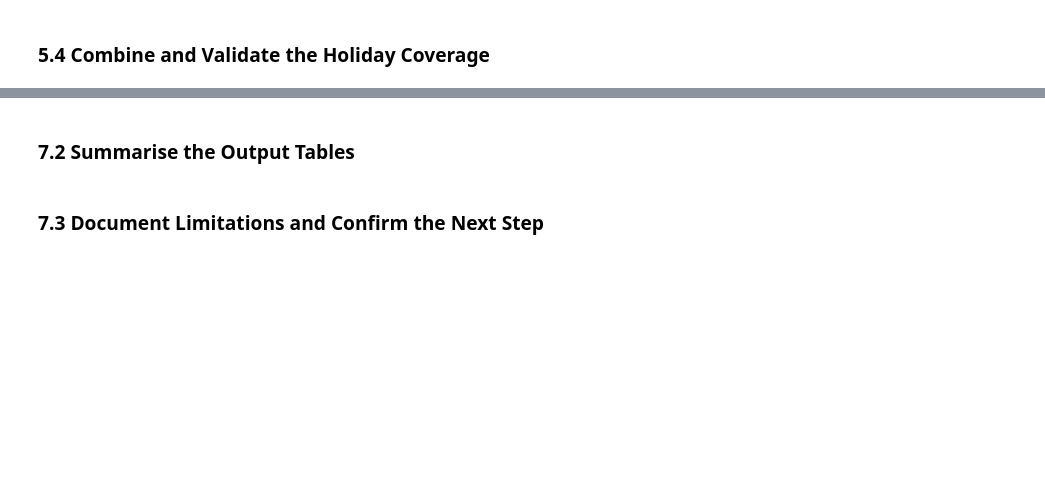
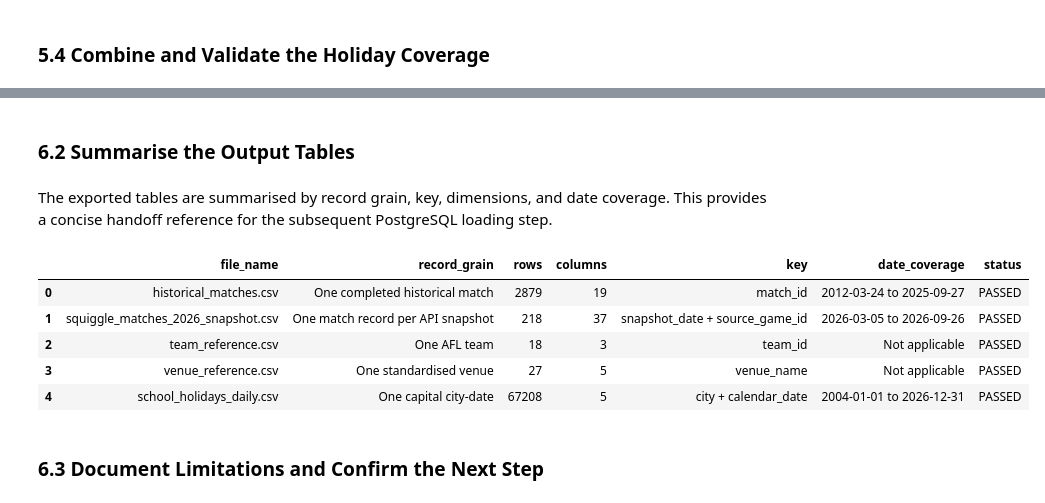
Before and after one commit to Aulymos/afl-matchday-demand-forecasting, a Jupyter notebook: notebooks/02_data_preparation_and_integration.ipynb, the cells around one changed output, grey strips where cells are left out. Saved outputs shown, nothing was run; the diff lists cells and outputs as text; code cells hidden in the pictures; blank space fills up the shorter version.

Commit message:
Complete data preparation and integration workflow

```diff
--- a/notebooks/02_data_preparation_and_integration.ipynb
+++ b/notebooks/02_data_preparation_and_integration.ipynb
@@ -802,4 +4040,79 @@ No date conversion, missing-value treatment, or calendar-period extraction was p
 # %% [markdown]
-### 7.2 Summarise the Output Tables
+### 6.2 Summarise the Output Tables
+# %% [markdown]
+The exported tables are summarised by record grain, key, dimensions, and date coverage. This provides a concise handoff reference for the subsequent PostgreSQL loading step.
+# %%
+# Summarise the final database-ready output tables.
+
+output_table_summary = pd.DataFrame(
+    [
+        {
+            "file_name": "historical_matches.csv",
+            "record_grain": "One completed historical match",
+            "rows": len(historical_matches_prepared),
+            "columns": historical_matches_prepared.shape[1],
+            "key": "match_id",
+            "date_coverage": (
+                f"{historical_matches_prepared['match_date'].min().date()} "
+                "to "
+                f"{historical_matches_prepared['match_date'].max().date()}"
+            ),
+            "status": "PASSED",
+        },
+        {
+            "file_name": "squiggle_matches_2026_snapshot.csv",
+            "record_grain": "One match record per API snapshot",
+            "rows": len(squiggle_matches_prepared),
+            "columns": squiggle_matches_prepared.shape[1],
+            "key": "snapshot_date + source_game_id",
+            "date_coverage": (
+                f"{squiggle_matches_prepared['match_date'].min().date()} "
+                "to "
+                f"{squiggle_matches_prepared['match_date'].max().date()}"
+            ),
+            "status": "PASSED",
+        },
+        {
+            "file_name": "team_reference.csv",
+            "record_grain": "One AFL team",
+            "rows": len(team_reference),
+            "columns": team_reference.shape[1],
+            "key": "team_id",
+            "date_coverage": "Not applicable",
+            "status": "PASSED",
+        },
+        {
+            "file_name": "venue_reference.csv",
+            "record_grain": "One standardised venue",
+            "rows": len(venue_reference),
+            "columns": venue_reference.shape[1],
+            "key": "venue_name",
+            "date_coverage": "Not applicable",
+            "status": "PASSED",
+        },
+        {
+            "file_name": "school_holidays_daily.csv",
+            "record_grain": "One capital city-date",
+            "rows": len(school_holidays_daily),
+            "columns": school_holidays_daily.shape[1],
+            "key": "city + calendar_date",
+            "date_coverage": (
+                f"{school_holidays_daily['calendar_date'].min().date()} "
+                "to "
+                f"{school_holidays_daily['calendar_date'].max().date()}"
+            ),
+            "status": "PASSED",
+        },
+    ]
+)
+
+display(output_table_summary)
+# %% [output]
+|  | file_name | record_grain | rows | columns | key | date_coverage | status |
+| 0 | historical_matches.csv | One completed historical match | 2879 | 19 | match_id | 2012-03-24 to 2025-09-27 | PASSED |
+| 1 | squiggle_matches_2026_snapshot.csv | One match record per API snapshot | 218 | 37 | snapshot_date + source_game_id | 2026-03-05 to 2026-09-26 | PASSED |
+| 2 | team_reference.csv | One AFL team | 18 | 3 | team_id | Not applicable | PASSED |
+| 3 | venue_reference.csv | One standardised venue | 27 | 5 | venue_name | Not applicable | PASSED |
+| 4 | school_holidays_daily.csv | One capital city-date | 67208 | 5 | city + calendar_date | 2004-01-01 to 2026-12-31 | PASSED |
 # %% [markdown]
-### 7.3 Document Limitations and Confirm the Next Step
+### 6.3 Document Limitations and Confirm the Next Step
```
Also changed, not shown: parts of 68 cells of this notebook.
